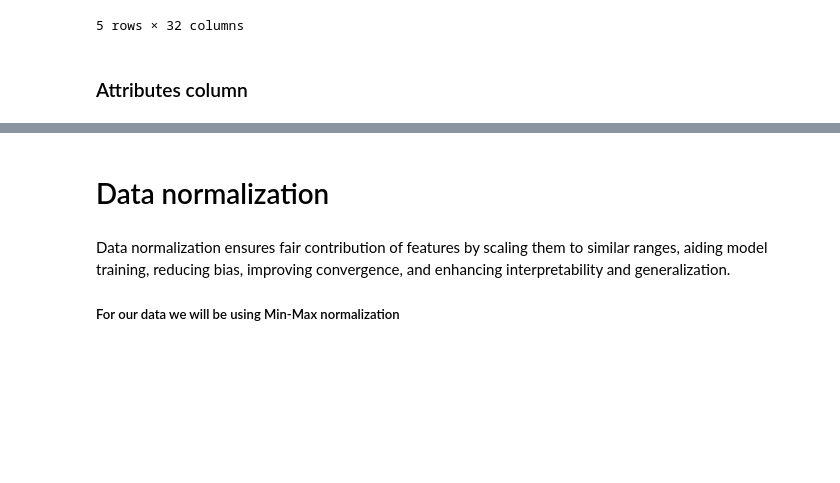
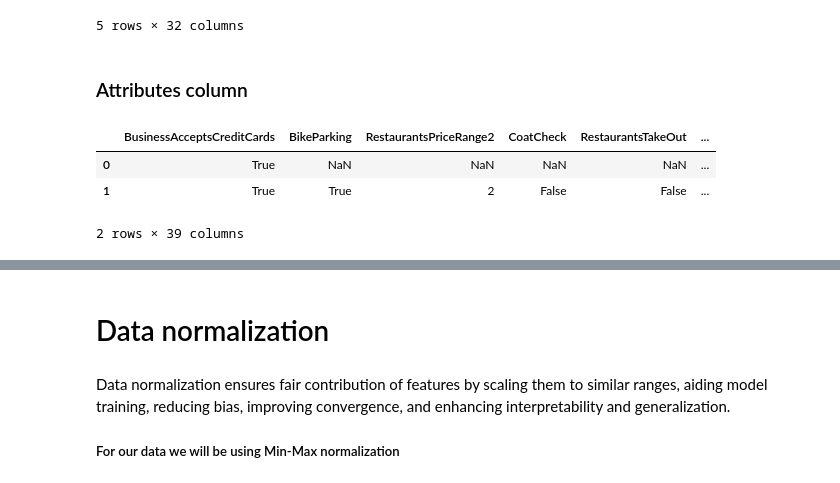
Before and after one commit to ashrithagoramane/INFO7390, a Jupyter notebook: notebooks/3_FeatureEngineering.ipynb, the cells around one changed output, grey strips where cells are left out. Saved outputs shown, nothing was run; the diff lists cells and outputs as text; code cells hidden in the pictures; blank space fills up the shorter version.

```diff
--- a/notebooks/3_FeatureEngineering.ipynb
+++ b/notebooks/3_FeatureEngineering.ipynb
@@ -158,5 +158,11 @@ def safe_eval(x):
 # %%
 # Apply the safe_eval function to the 'attributes' column and then normalize it
 # Note: This is a simplified example. If 'attributes' contains nested dictionaries, you may need a more complex approach
 processed_data['attributes'] = processed_data['attributes'].apply(safe_eval)
-attributes_expanded = json_normalize(processed_data['attributes'].dropna().tolist())
+attributes_expanded = json_normalize(processed_data['attributes'].tolist())
+attributes_expanded.head(2)
+# %% [output]
+|  | BusinessAcceptsCreditCards | BikeParking | RestaurantsPriceRange2 | CoatCheck | RestaurantsTakeOut | ... |
+| 0 | True | NaN | NaN | NaN | NaN | ... |
+| 1 | True | True | 2 | False | False | ... |
+2 rows × 39 columns
```
Also changed, not shown: parts of 9 cells of this notebook.
